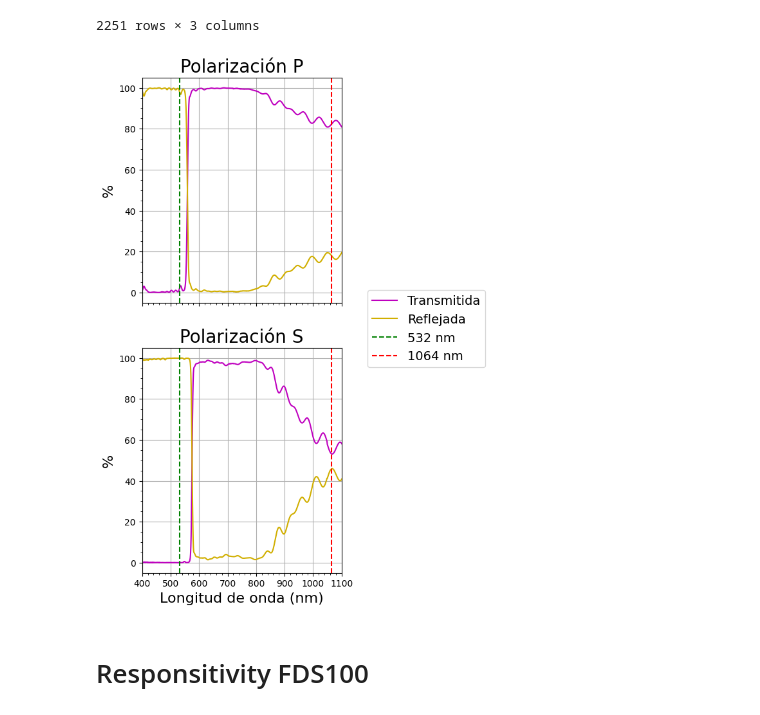
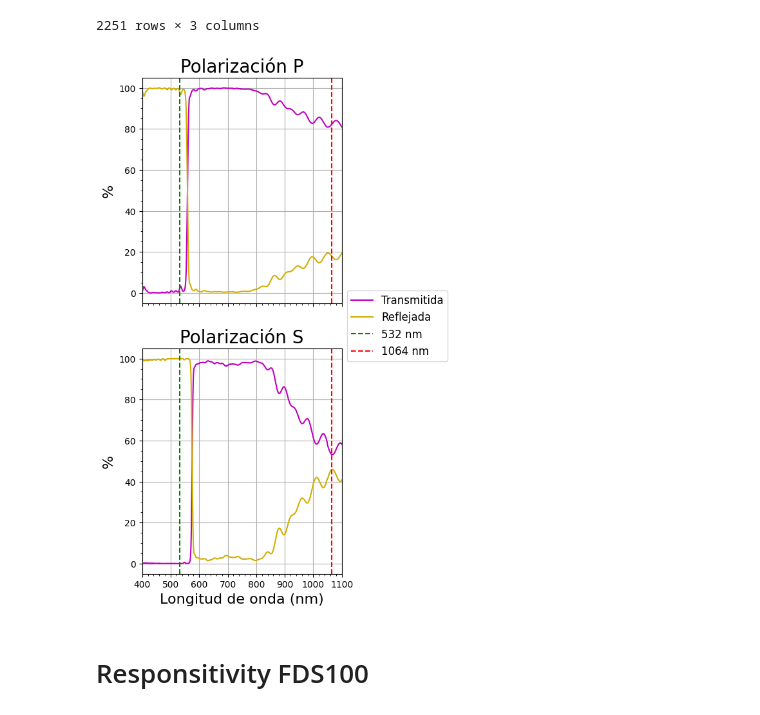
Before and after one commit to DelManuel/Magnetometro-optico, a Jupyter notebook: códigos/Gráficos Thorlabs.ipynb, the cells around one changed output. Saved outputs shown, nothing was run; the diff lists cells and outputs as text; code cells hidden in the pictures.

```diff
--- a/códigos/Gráficos Thorlabs.ipynb
+++ b/códigos/Gráficos Thorlabs.ipynb
@@ -46,29 +46,29 @@ df_P
 # %%
 fig, axs = plt.subplots(nrows = 2, figsize = (4,10))
 
 axs[0].set_title("Polarización P", fontsize = 20)
 axs[0].plot(df_P["W"], df_P["T"], c = "m")
 axs[0].plot(df_P["W"], df_P["R"], c = "#D1AF00")
 # axs[0].set_xlabel("Longitud de onda (nm)")
 axs[0].set_ylabel("%")
 axs[0].set_xlim([400,1100])
 axs[0].axvline(532, ls = "--", color = "g")
 axs[0].axvline(1064, ls = "--", color = "r")
 # axs[0].legend(fontsize = 14)
 plt.setp(axs[0].get_xticklabels(), visible=False)
 
 axs[1].set_title("Polarización S", fontsize = 20)
 axs[1].plot(df_S["W"], df_S["T"], label = "Transmitida", c = "m")
 axs[1].plot(df_S["W"], df_S["R"], label = "Reflejada", c = "#D1AF00")
 axs[1].set_xlabel("Longitud de onda (nm)")
 axs[1].set_ylabel("%")
 axs[1].set_xlim([400,1100])
 axs[1].axvline(532, ls = "--", color = "g", label = "532 nm")
 axs[1].axvline(1064, ls = "--", color = "r", label = "1064 nm")
-fig.legend(fontsize = 14,bbox_to_anchor=(1, 0.55), loc='upper left', borderaxespad=0)
+fig.legend(fontsize = 12,bbox_to_anchor=(0.92, 0.55), loc='upper left', borderaxespad=0)
 plt.show()
 # %% [output]
-[figure, old version]
+[figure, new version]
 # %% [markdown]
 # Responsitivity FDS100
 # %%
```
Also changed, not shown: 4 other files.
